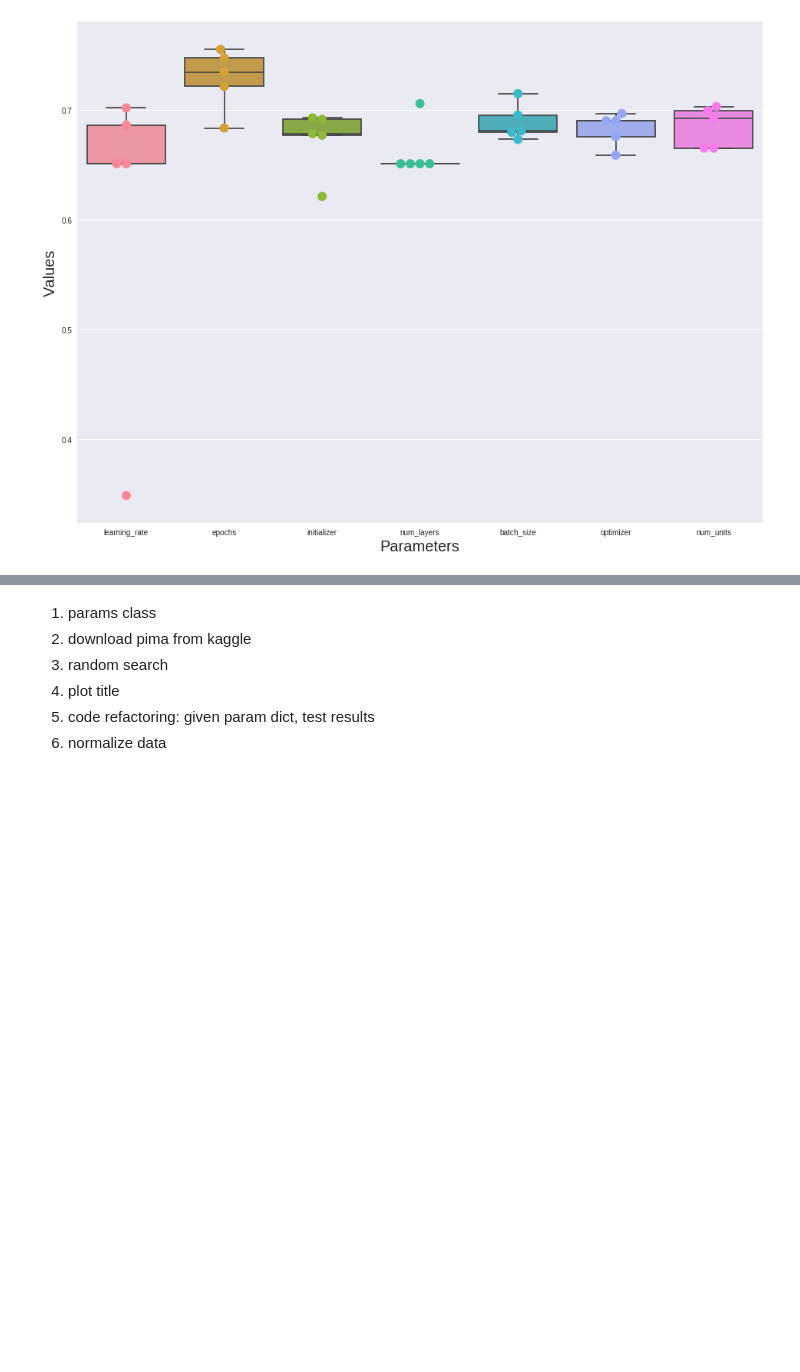
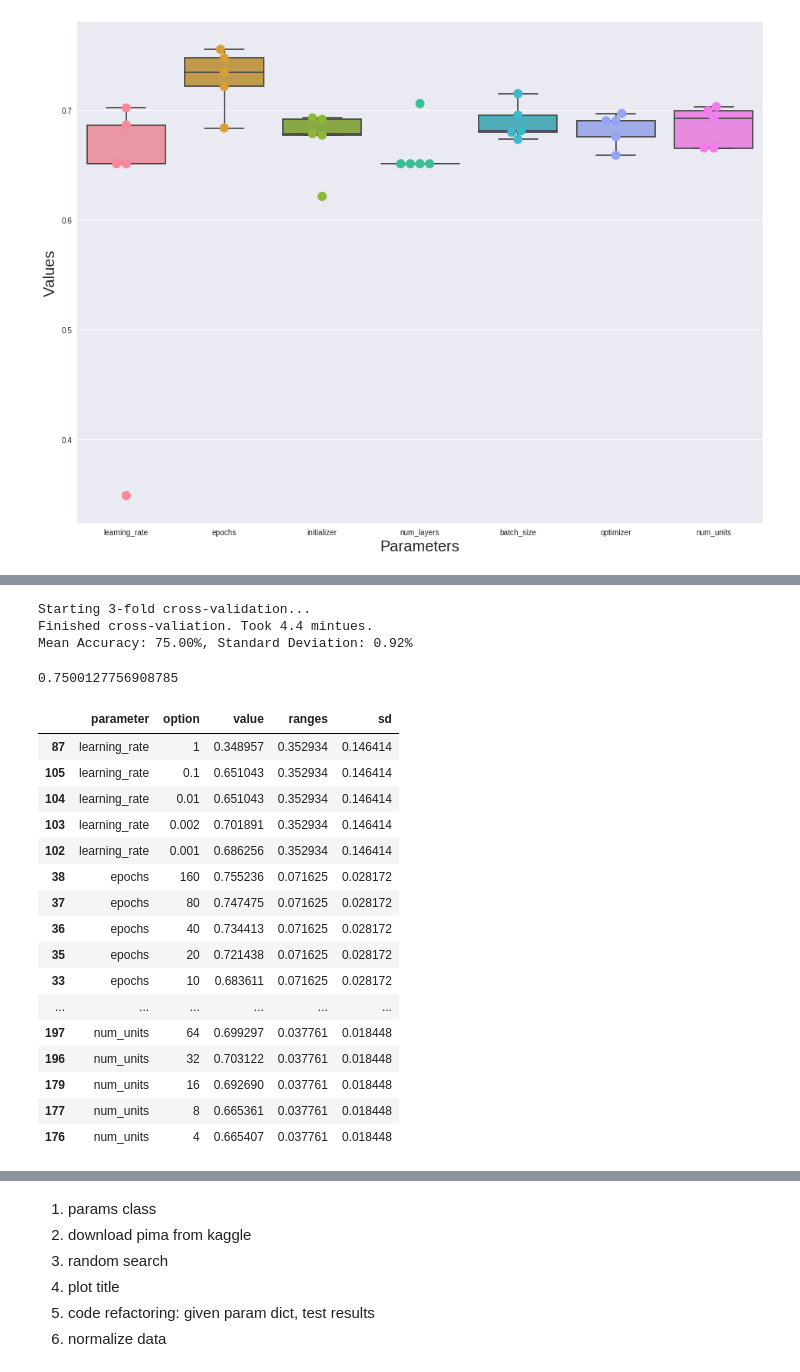
Before and after one commit to georgeliu1998/keras_model_tuning, a Jupyter notebook: keras.ipynb, the cells around one changed output, grey strips where cells are left out. Cells and saved outputs as stored; diff of their text form; code cells hidden in the pictures; blank space fills up the shorter version.

```diff
--- a/keras.ipynb
+++ b/keras.ipynb
@@ -519,0 +530,27 @@ build_test_model(param_dict=param_dict)
+# %%
+build_eval(X=X, y=y, param_dict=param_dict_best)
+# %% [output]
+Starting 3-fold cross-validation...
+Finished cross-valiation. Took 4.4 mintues.
+Mean Accuracy: 75.00%, Standard Deviation: 0.92%
+0.7500127756908785
+# %%
+df
+# %% [output]
+|  | parameter | option | value | ranges | sd |
+| 87 | learning_rate | 1 | 0.348957 | 0.352934 | 0.146414 |
+| 105 | learning_rate | 0.1 | 0.651043 | 0.352934 | 0.146414 |
+| 104 | learning_rate | 0.01 | 0.651043 | 0.352934 | 0.146414 |
+| 103 | learning_rate | 0.002 | 0.701891 | 0.352934 | 0.146414 |
+| 102 | learning_rate | 0.001 | 0.686256 | 0.352934 | 0.146414 |
+| 38 | epochs | 160 | 0.755236 | 0.071625 | 0.028172 |
+| 37 | epochs | 80 | 0.747475 | 0.071625 | 0.028172 |
+| 36 | epochs | 40 | 0.734413 | 0.071625 | 0.028172 |
+| 35 | epochs | 20 | 0.721438 | 0.071625 | 0.028172 |
+| 33 | epochs | 10 | 0.683611 | 0.071625 | 0.028172 |
+| ... | ... | ... | ... | ... | ... |
+| 197 | num_units | 64 | 0.699297 | 0.037761 | 0.018448 |
+| 196 | num_units | 32 | 0.703122 | 0.037761 | 0.018448 |
+| 179 | num_units | 16 | 0.692690 | 0.037761 | 0.018448 |
+| 177 | num_units | 8 | 0.665361 | 0.037761 | 0.018448 |
+| 176 | num_units | 4 | 0.665407 | 0.037761 | 0.018448 |
```
Also changed, not shown: parts of 12 cells of this notebook.
